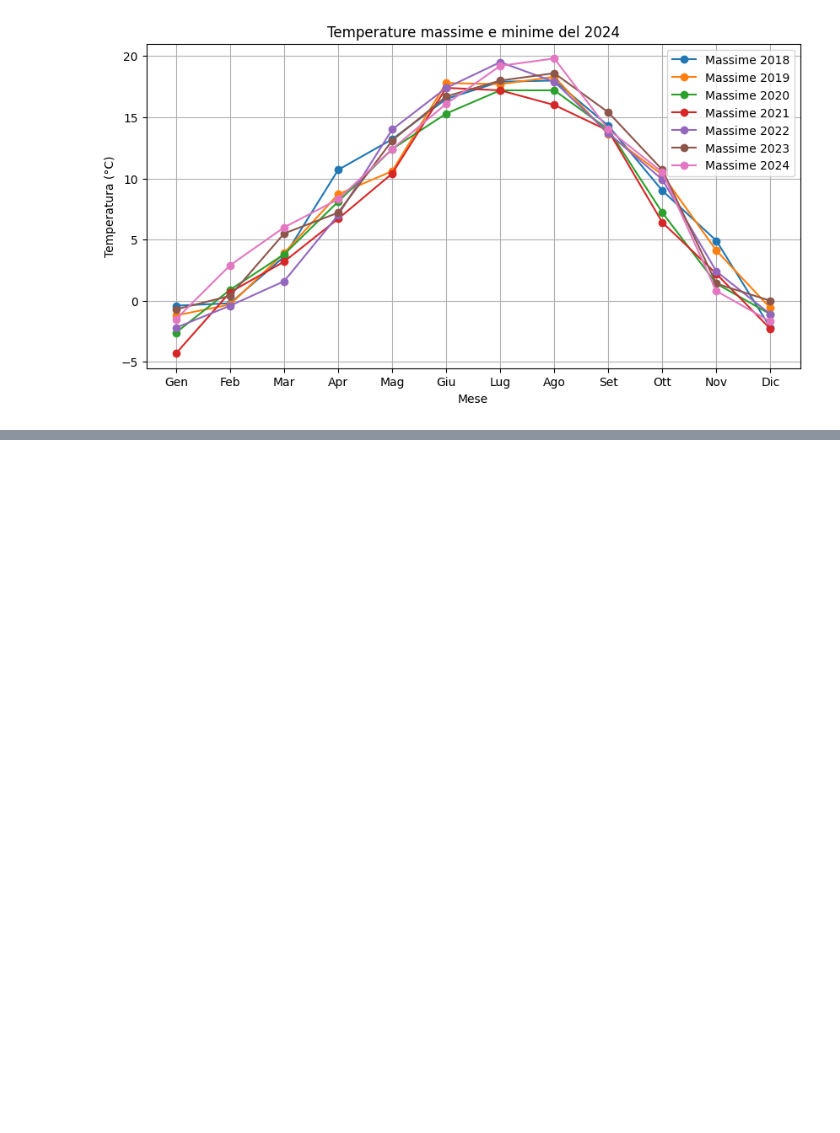
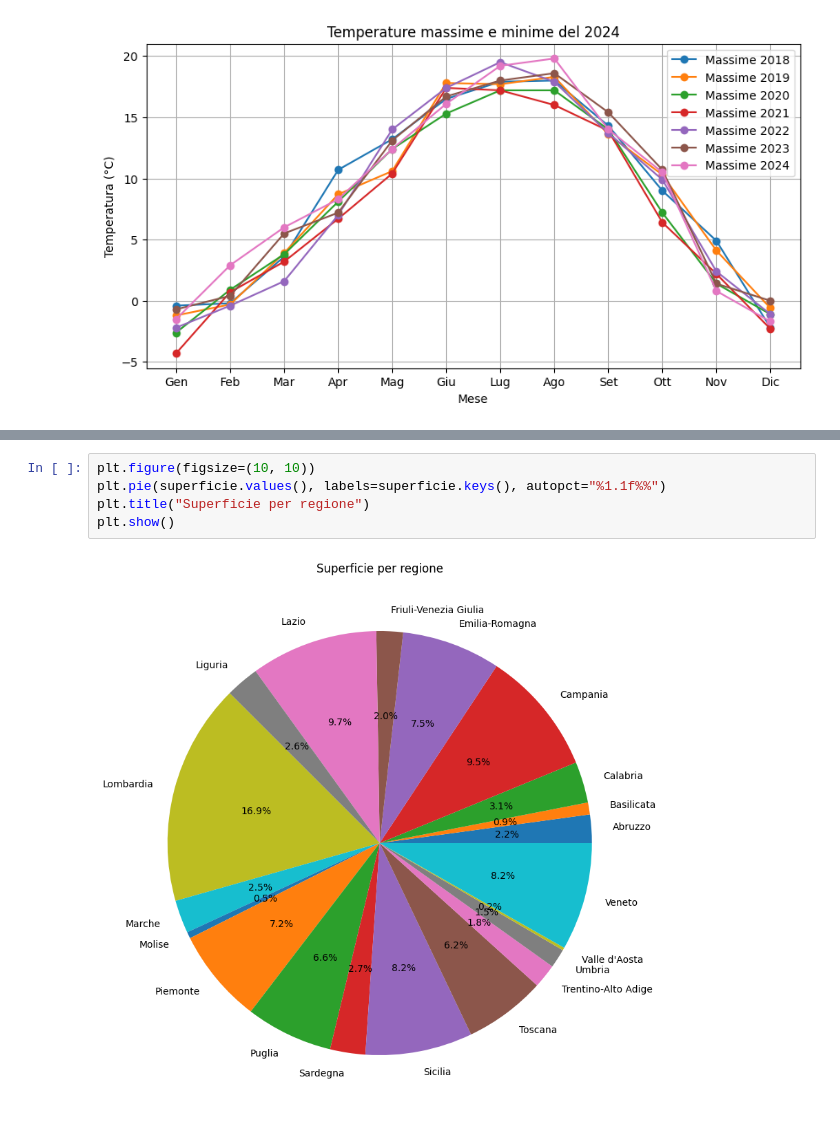
Before and after one commit to Nima-00/laboratorio_2, a Jupyter notebook: esercizi/ex_3/ex_3.ipynb, the cells around one changed output, grey strips where cells are left out. Drawn from its saved outputs; the diff is of its cells as text; blank space fills up the shorter version.

```diff
--- a/esercizi/ex_3/ex_3.ipynb
+++ b/esercizi/ex_3/ex_3.ipynb
@@ -79,0 +125,7 @@ plt.show()
+# %%
+plt.figure(figsize=(10, 10))
+plt.pie(superficie.values(), labels=superficie.keys(), autopct="%1.1f%%")
+plt.title("Superficie per regione")
+plt.show()
+# %% [output]
+[figure, added]
```
Also changed, not shown: parts of 13 cells of this notebook, 9 other files.
